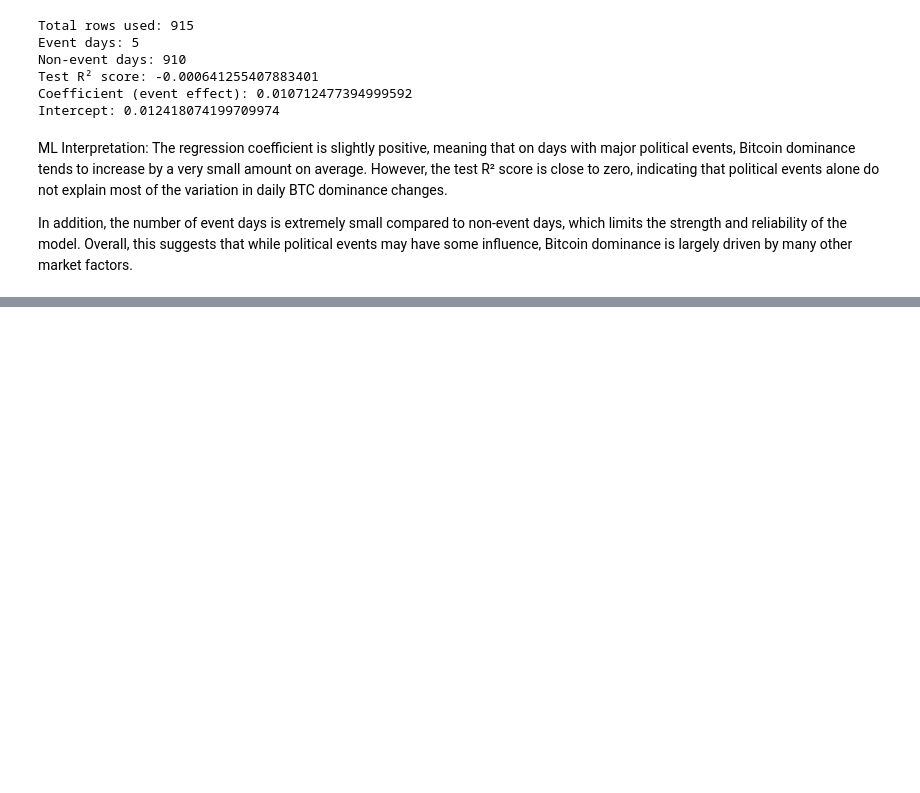
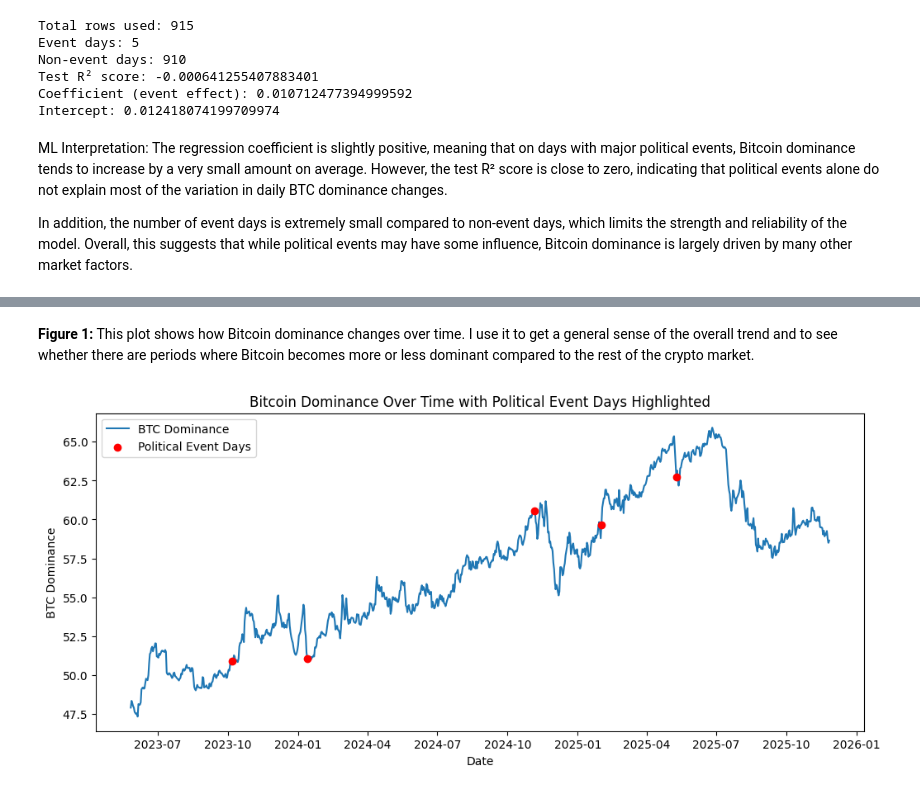
Before and after one commit to raehahbukhari-rgb/Global-Political-Events-and-Bitcoin-Dominance, a Jupyter notebook: notebooks/DSA_210_project.ipynb, the cells around one changed output, grey strips where cells are left out. Saved outputs shown, nothing was run; the diff lists cells and outputs as text; code cells hidden in the pictures; blank space fills up the shorter version.

```diff
--- a/notebooks/DSA_210_project.ipynb
+++ b/notebooks/DSA_210_project.ipynb
@@ -189,0 +203,25 @@ In addition, the number of event days is extremely small compared to non-event d
+# %% [markdown]
+**Figure 1:** This plot shows how Bitcoin dominance changes over time. I use it to get a general sense of the overall trend and to see whether there are periods where Bitcoin becomes more or less dominant compared to the rest of the crypto market.
+# %%
+plt.figure(figsize=(12, 5))
+
+# Plot BTC dominance over time
+plt.plot(df["date"], df["btc_dominance"], label="BTC Dominance")
+
+# Highlight event days
+event_days = df[df["event_flag"] == 1]
+plt.scatter(
+    event_days["date"],
+    event_days["btc_dominance"],
+    color="red",
+    label="Political Event Days",
+    zorder=3
+)
+
+plt.xlabel("Date")
+plt.ylabel("BTC Dominance")
+plt.title("Bitcoin Dominance Over Time with Political Event Days Highlighted")
+plt.legend()
+plt.show()
+# %% [output]
+[figure, added]
```
Also changed, not shown: parts of 11 cells of this notebook.
